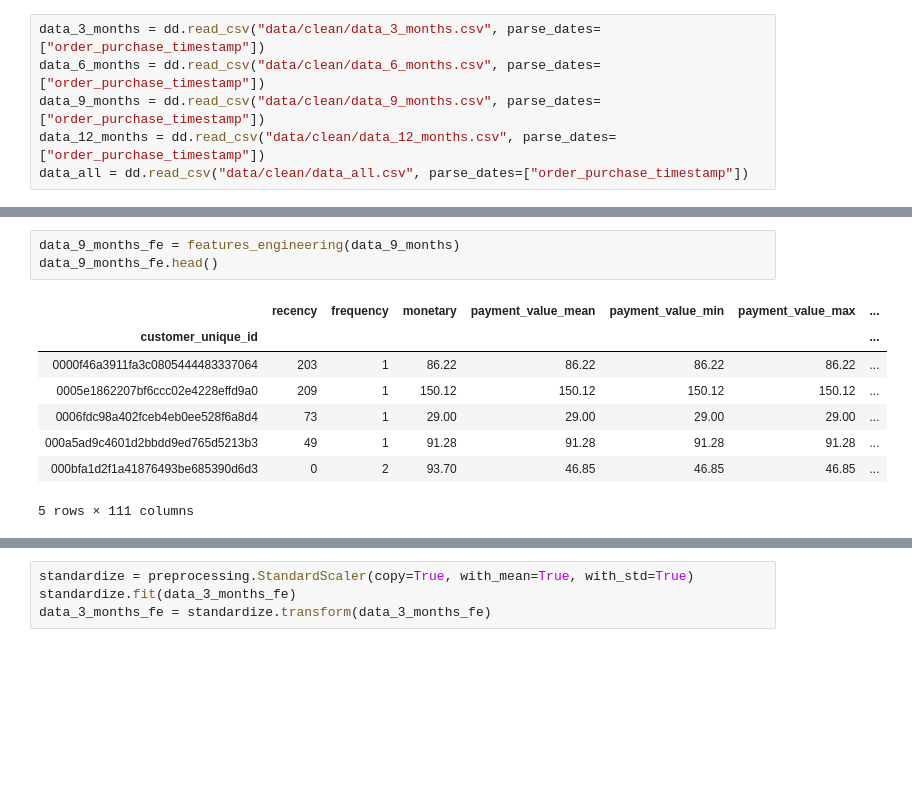
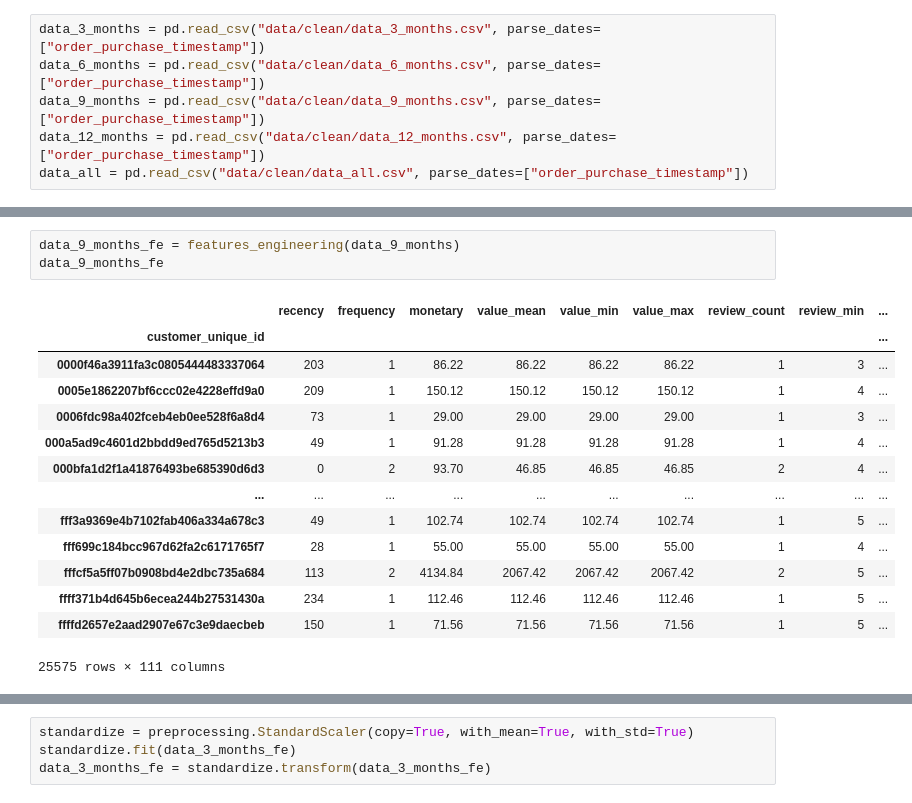
Before and after one commit to Julien-Martin/OC-IML-P4, a Jupyter notebook: Modeling.ipynb, the cells around one changed output, grey strips where cells are left out. Cells and saved outputs as stored; diff of their text form; blank space fills up the shorter version.

```diff
--- a/Modeling.ipynb
+++ b/Modeling.ipynb
@@ -30,6 +4,6 @@ sns.set_style("whitegrid")
 # %%
-data_3_months = dd.read_csv("data/clean/data_3_months.csv", parse_dates=["order_purchase_timestamp"])
-data_6_months = dd.read_csv("data/clean/data_6_months.csv", parse_dates=["order_purchase_timestamp"])
-data_9_months = dd.read_csv("data/clean/data_9_months.csv", parse_dates=["order_purchase_timestamp"])
-data_12_months = dd.read_csv("data/clean/data_12_months.csv", parse_dates=["order_purchase_timestamp"])
-data_all = dd.read_csv("data/clean/data_all.csv", parse_dates=["order_purchase_timestamp"])
+data_3_months = pd.read_csv("data/clean/data_3_months.csv", parse_dates=["order_purchase_timestamp"])
+data_6_months = pd.read_csv("data/clean/data_6_months.csv", parse_dates=["order_purchase_timestamp"])
+data_9_months = pd.read_csv("data/clean/data_9_months.csv", parse_dates=["order_purchase_timestamp"])
+data_12_months = pd.read_csv("data/clean/data_12_months.csv", parse_dates=["order_purchase_timestamp"])
+data_all = pd.read_csv("data/clean/data_all.csv", parse_dates=["order_purchase_timestamp"])
@@ -117,14 +117,20 @@ data_6_months_fe.head()
 # %%
 data_9_months_fe = features_engineering(data_9_months)
-data_9_months_fe.head()
+data_9_months_fe
 # %% [output]
-|  | recency | frequency | monetary | payment_value_mean | payment_value_min | payment_value_max | ... |
-| customer_unique_id |  |  |  |  |  |  | ... |
-| 0000f46a3911fa3c0805444483337064 | 203 | 1 | 86.22 | 86.22 | 86.22 | 86.22 | ... |
-| 0005e1862207bf6ccc02e4228effd9a0 | 209 | 1 | 150.12 | 150.12 | 150.12 | 150.12 | ... |
-| 0006fdc98a402fceb4eb0ee528f6a8d4 | 73 | 1 | 29.00 | 29.00 | 29.00 | 29.00 | ... |
-| 000a5ad9c4601d2bbdd9ed765d5213b3 | 49 | 1 | 91.28 | 91.28 | 91.28 | 91.28 | ... |
-| 000bfa1d2f1a41876493be685390d6d3 | 0 | 2 | 93.70 | 46.85 | 46.85 | 46.85 | ... |
+|  | recency | frequency | monetary | value_mean | value_min | value_max | review_count | review_min | ... |
+| customer_unique_id |  |  |  |  |  |  |  |  | ... |
+| 0000f46a3911fa3c0805444483337064 | 203 | 1 | 86.22 | 86.22 | 86.22 | 86.22 | 1 | 3 | ... |
+| 0005e1862207bf6ccc02e4228effd9a0 | 209 | 1 | 150.12 | 150.12 | 150.12 | 150.12 | 1 | 4 | ... |
+| 0006fdc98a402fceb4eb0ee528f6a8d4 | 73 | 1 | 29.00 | 29.00 | 29.00 | 29.00 | 1 | 3 | ... |
+| 000a5ad9c4601d2bbdd9ed765d5213b3 | 49 | 1 | 91.28 | 91.28 | 91.28 | 91.28 | 1 | 4 | ... |
+| 000bfa1d2f1a41876493be685390d6d3 | 0 | 2 | 93.70 | 46.85 | 46.85 | 46.85 | 2 | 4 | ... |
+| ... | ... | ... | ... | ... | ... | ... | ... | ... | ... |
+| fff3a9369e4b7102fab406a334a678c3 | 49 | 1 | 102.74 | 102.74 | 102.74 | 102.74 | 1 | 5 | ... |
+| fff699c184bcc967d62fa2c6171765f7 | 28 | 1 | 55.00 | 55.00 | 55.00 | 55.00 | 1 | 4 | ... |
+| fffcf5a5ff07b0908bd4e2dbc735a684 | 113 | 2 | 4134.84 | 2067.42 | 2067.42 | 2067.42 | 2 | 5 | ... |
+| ffff371b4d645b6ecea244b27531430a | 234 | 1 | 112.46 | 112.46 | 112.46 | 112.46 | 1 | 5 | ... |
+| ffffd2657e2aad2907e67c3e9daecbeb | 150 | 1 | 71.56 | 71.56 | 71.56 | 71.56 | 1 | 5 | ... |
-5 rows × 111 columns
+25575 rows × 111 columns
 # %%
 data_12_months_fe = features_engineering(data_12_months)
```
Also changed, not shown: parts of 65 cells of this notebook.
